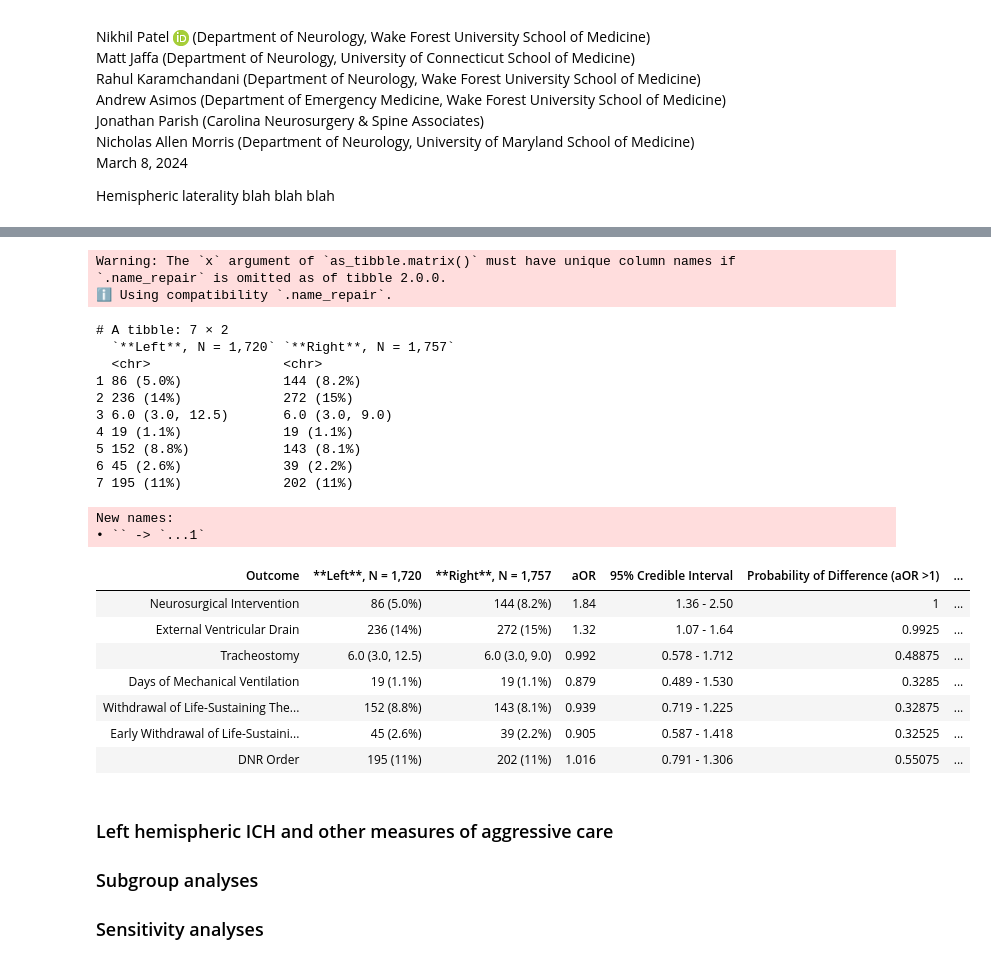
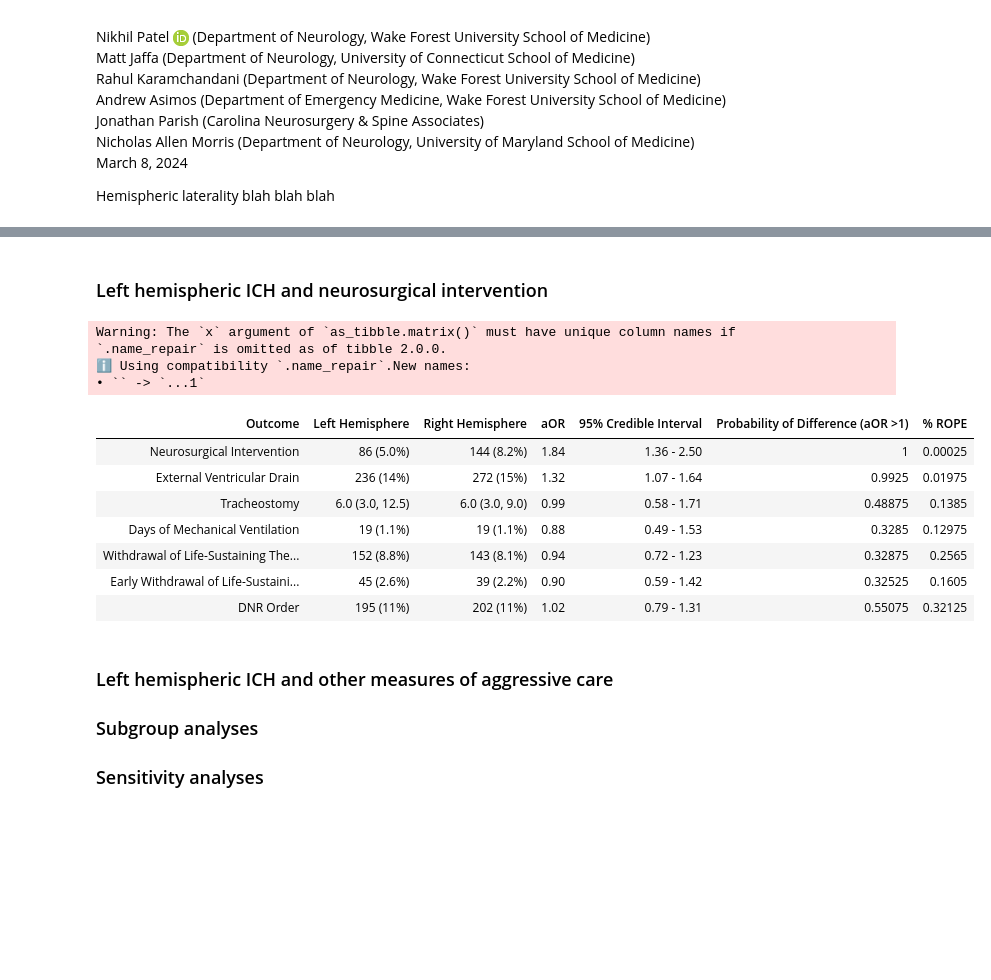
Before and after one commit to nikhilpatelmd/ich-laterality, a Jupyter notebook: manuscript 01/_manuscript/index.embed.ipynb, the cells around one changed output, grey strips where cells are left out. Cells and saved outputs as stored; diff of their text form; code cells hidden in the pictures; blank space fills up the shorter version.

Commit message:
table_2 complete?

```diff
--- a/manuscript 01/_manuscript/index.embed.ipynb
+++ b/manuscript 01/_manuscript/index.embed.ipynb
@@ -92,19 +105,9 @@ Setting theme `Compact`
+# %% [markdown]
+### Left hemispheric ICH and neurosurgical intervention
 # %%
-models <- list(
-  "Neurosurgical Intervention" = with_dir(here(), tar_read(m_posterior_neurosurgery_canonical)),
-  "External Ventricular Drain" = with_dir(here(), tar_read(m_posterior_evd_canonical)),
-  "Tracheostomy" = with_dir(here(), tar_read(m_posterior_trach_canonical)),
-  "Days of Mechanical Ventilation" = with_dir(here(), tar_read(m_posterior_vent_canonical)),
-  "Withdrawal of Life-Sustaining Therapy" = with_dir(here(), tar_read(m_posterior_comfort_canonical)),
-  "Early Withdrawal of Life-Sustaining Therapy" = with_dir(here(), tar_read(m_posterior_early_comfort_canonical)),
-  "DNR Order" = with_dir(here(), tar_read(m_posterior_dnr_canonical))
-)
-
-table_2 <- with_dir(here(), tar_read(table_2_aggressive))
-
 summary <- modelsummary(models,
   exponentiate = TRUE,
-  fmt = fmt_significant(3),
+  fmt = 2,
   estimate = "{estimate}",
   statistic = "{conf.low} - {conf.high}",
   coef_omit = "^(?!b_ich_lat)",
@@ -119,6 +122,7 @@ odds_ratios[1] <- NULL
 # gather credible intervals from modelsummary object
 credible_ints <- summary |> map(pluck(2))
 credible_ints[1] <- NULL
+
 
 # gather posterior probabilities of various magnitudes of difference
 neurosurgery <- models$"Neurosurgical Intervention" |>
@@ -192,57 +196,44 @@ early_wlst <- models$"Early Withdrawal of Life-Sustaining Therapy" |>
   )
 
 # combine probability of OR > 1 (prob of difference)
 prob_difference <- list(
   "Neurosurgical Intervention" = pluck(neurosurgery, 1),
   "External Ventricular Drain" = pluck(evd, 1),
   "Tracheostomy" = pluck(trach, 1),
   "Days of Mechanical Ventilation" = pluck(vent, 1),
   "Withdrawal of Life-Sustaining Therapy" = pluck(wlst, 1),
   "Early Withdrawal of Life-Sustaining Therapy" = pluck(early_wlst, 1),
   "DNR Order" = pluck(dnr, 1)
 )
 
 # combine % of posterior within the ROPE
 rope <- list(
   "Neurosurgical Intervention" = pluck(neurosurgery, 4),
   "External Ventricular Drain" = pluck(evd, 4),
   "Tracheostomy" = pluck(trach, 4),
   "Days of Mechanical Ventilation" = pluck(vent, 4),
   "Withdrawal of Life-Sustaining Therapy" = pluck(wlst, 4),
   "Early Withdrawal of Life-Sustaining Therapy" = pluck(early_wlst, 4),
   "DNR Order" = pluck(dnr, 4)
 )
 
 table1 <- bind_rows(odds_ratios, credible_ints)
 table2 <- bind_rows(prob_difference, rope) |> mutate(across(1:7, as.character))
 
-ult_table <- bind_rows(table1, table2)
-
-ult_table <- as_tibble(t(ult_table))
+pre_tab <- as_tibble(t(bind_rows(table1, table2)))
 # %% [output]
 Warning: The `x` argument of `as_tibble.matrix()` must have unique column names if
 `.name_repair` is omitted as of tibble 2.0.0.
-ℹ Using compatibility `.name_repair`.
+ℹ Using compatibility `.name_repair`.New names:
+• `` -> `...1`
-# A tibble: 7 × 2
-  `**Left**, N = 1,720` `**Right**, N = 1,757`
-  <chr>                 <chr>
-1 86 (5.0%)             144 (8.2%)
-2 236 (14%)             272 (15%)
-3 6.0 (3.0, 12.5)       6.0 (3.0, 9.0)
-4 19 (1.1%)             19 (1.1%)
-5 152 (8.8%)            143 (8.1%)
-6 45 (2.6%)             39 (2.2%)
-7 195 (11%)             202 (11%)
-New names:
-• `` -> `...1`
-| Outcome | **Left**, N = 1,720 | **Right**, N = 1,757 | aOR | 95% Credible Interval | Probability of Difference (aOR >1) | ... |
-| Neurosurgical Intervention | 86 (5.0%) | 144 (8.2%) | 1.84 | 1.36 - 2.50 | 1 | ... |
-| External Ventricular Drain | 236 (14%) | 272 (15%) | 1.32 | 1.07 - 1.64 | 0.9925 | ... |
-| Tracheostomy | 6.0 (3.0, 12.5) | 6.0 (3.0, 9.0) | 0.992 | 0.578 - 1.712 | 0.48875 | ... |
-| Days of Mechanical Ventilation | 19 (1.1%) | 19 (1.1%) | 0.879 | 0.489 - 1.530 | 0.3285 | ... |
-| Withdrawal of Life-Sustaining The... | 152 (8.8%) | 143 (8.1%) | 0.939 | 0.719 - 1.225 | 0.32875 | ... |
-| Early Withdrawal of Life-Sustaini... | 45 (2.6%) | 39 (2.2%) | 0.905 | 0.587 - 1.418 | 0.32525 | ... |
-| DNR Order | 195 (11%) | 202 (11%) | 1.016 | 0.791 - 1.306 | 0.55075 | ... |
+| Outcome | Left Hemisphere | Right Hemisphere | aOR | 95% Credible Interval | Probability of Difference (aOR >1) | % ROPE |
+| Neurosurgical Intervention | 86 (5.0%) | 144 (8.2%) | 1.84 | 1.36 - 2.50 | 1 | 0.00025 |
+| External Ventricular Drain | 236 (14%) | 272 (15%) | 1.32 | 1.07 - 1.64 | 0.9925 | 0.01975 |
+| Tracheostomy | 6.0 (3.0, 12.5) | 6.0 (3.0, 9.0) | 0.99 | 0.58 - 1.71 | 0.48875 | 0.1385 |
+| Days of Mechanical Ventilation | 19 (1.1%) | 19 (1.1%) | 0.88 | 0.49 - 1.53 | 0.3285 | 0.12975 |
+| Withdrawal of Life-Sustaining The... | 152 (8.8%) | 143 (8.1%) | 0.94 | 0.72 - 1.23 | 0.32875 | 0.2565 |
+| Early Withdrawal of Life-Sustaini... | 45 (2.6%) | 39 (2.2%) | 0.90 | 0.59 - 1.42 | 0.32525 | 0.1605 |
+| DNR Order | 195 (11%) | 202 (11%) | 1.02 | 0.79 - 1.31 | 0.55075 | 0.32125 |
 # %% [markdown]
 ### Left hemispheric ICH and other measures of aggressive care
 
```
Also changed, not shown: parts of 5 cells of this notebook, 11 other files.
